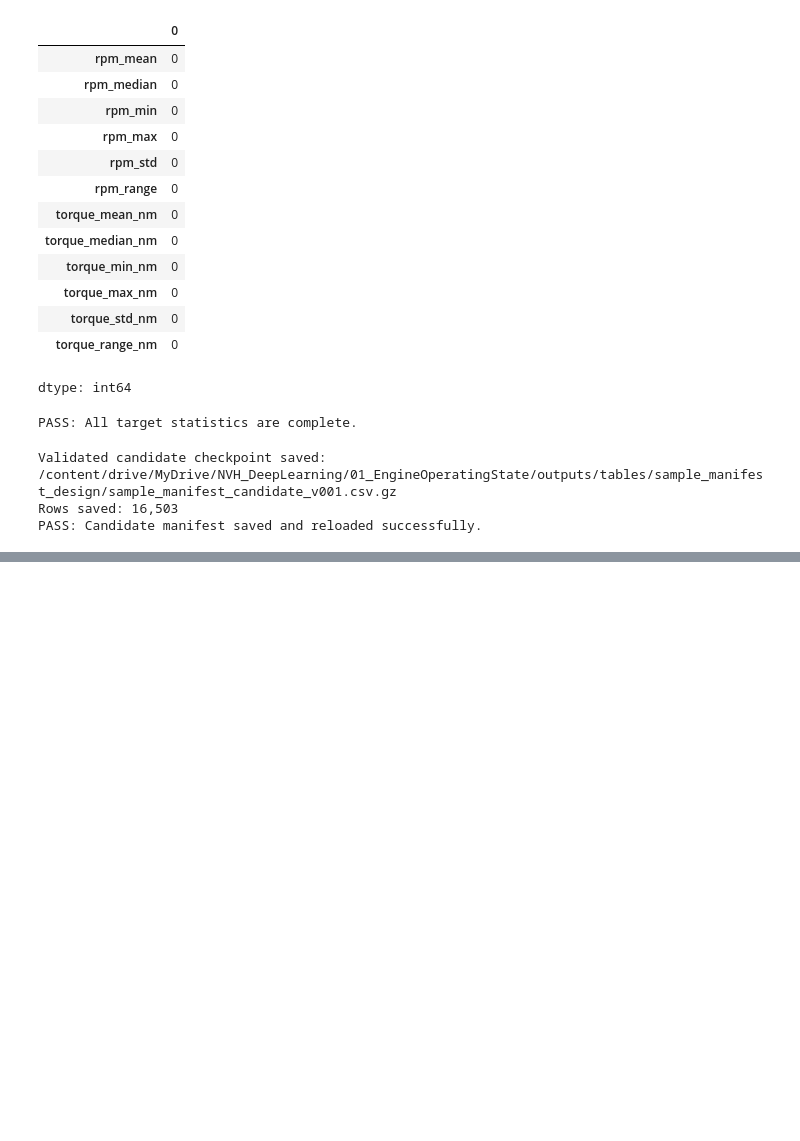
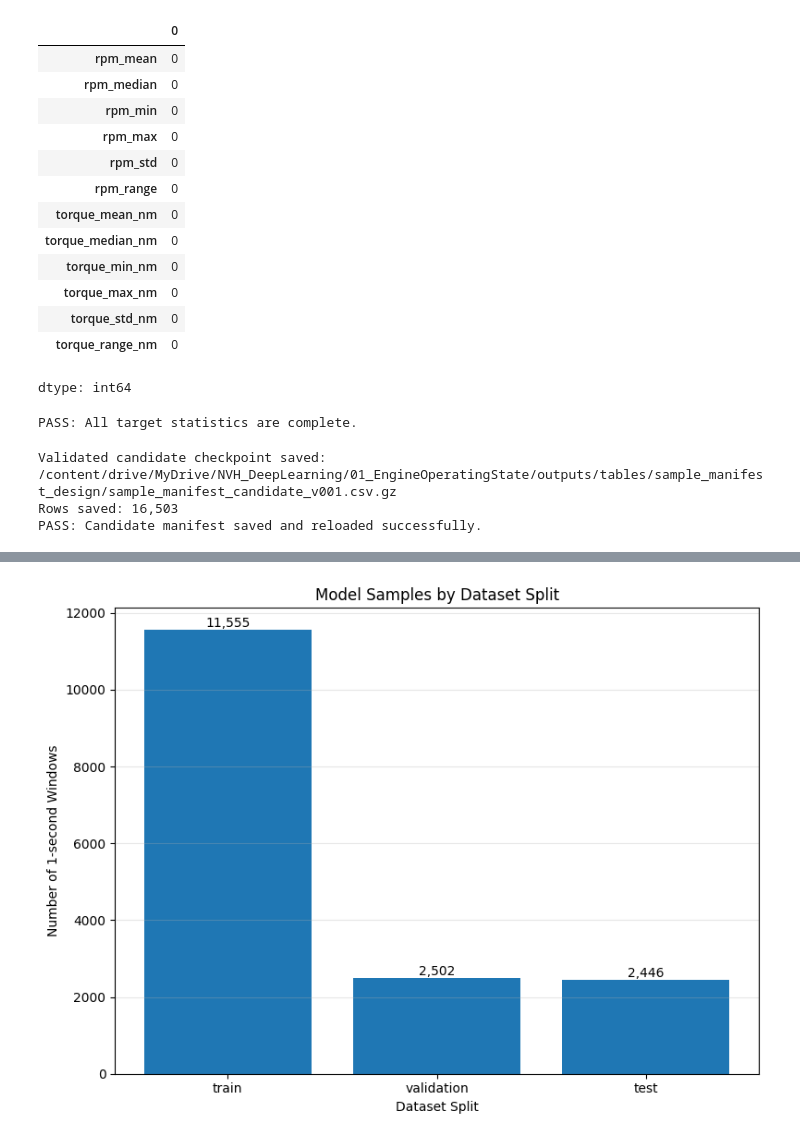
Before and after one commit to vaibhavjiyer87/engine-nvh-deep-learning, a Jupyter notebook: notebooks/04_generate_sample_manifest.ipynb, the cells around one changed output, grey strips where cells are left out. Drawn from its saved outputs; the diff is of its cells as text; code cells hidden in the pictures; blank space fills up the shorter version.

```diff
--- a/notebooks/04_generate_sample_manifest.ipynb
+++ b/notebooks/04_generate_sample_manifest.ipynb
@@ -1983,0 +2250,75 @@ PASS: Candidate manifest saved and reloaded successfully.
+# %%
+# Step 4E — Plot total sample counts by split
+
+fig, ax = plt.subplots(
+    figsize=(8, 6)
+)
+
+sample_counts = (
+    sample_manifest[
+        "split"
+    ]
+    .value_counts()
+    .reindex(
+        [
+            "train",
+            "validation",
+            "test",
+        ]
+    )
+)
+
+bars = ax.bar(
+    sample_counts.index,
+    sample_counts.values,
+)
+
+ax.set_title(
+    "Model Samples by Dataset Split"
+)
+
+ax.set_xlabel(
+    "Dataset Split"
+)
+
+ax.set_ylabel(
+    "Number of 1-second Windows"
+)
+
+ax.grid(
+    True,
+    axis="y",
+    alpha=0.3,
+)
+
+for bar, count in zip(
+    bars,
+    sample_counts.values,
+):
+
+    ax.text(
+        bar.get_x()
+        + bar.get_width() / 2,
+        bar.get_height(),
+        f"{count:,}",
+        ha="center",
+        va="bottom",
+    )
+
+fig.tight_layout()
+
+output_path = (
+    SAMPLE_MANIFEST_FIGURE_DIR
+    / "01_sample_count_by_split.png"
+)
+
+fig.savefig(
+    output_path,
+    dpi=300,
+    bbox_inches="tight",
+)
+
+plt.show()
+plt.close(fig)
+# %% [output]
+[figure, added]
```
Also changed, not shown: parts of 14 cells of this notebook.
